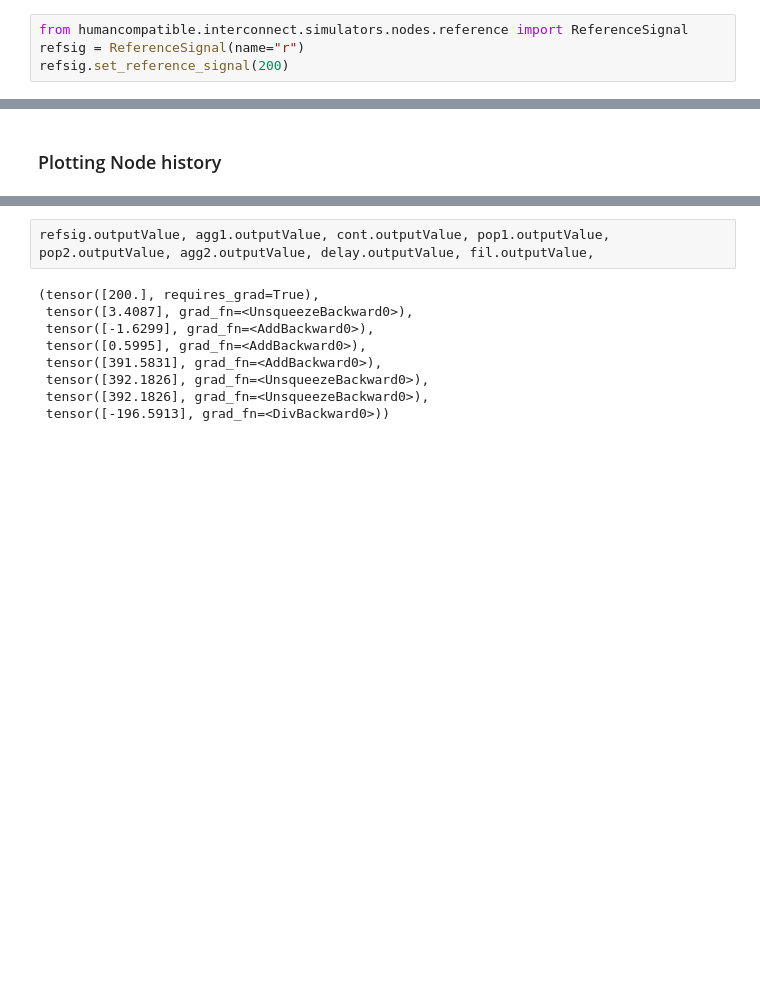
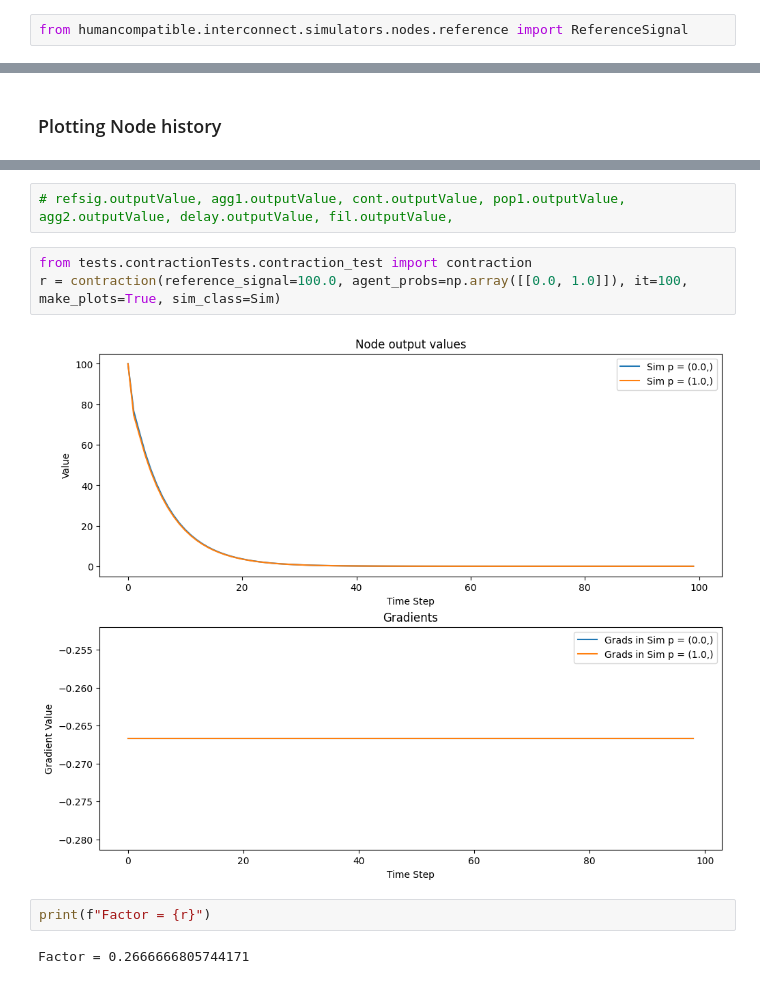
Before and after one commit to humancompatible/interconnect, a Jupyter notebook: examples/basic_simulation.ipynb, the cells around one changed output, grey strips where cells are left out. Saved outputs shown, nothing was run; the diff lists cells and outputs as text; blank space fills up the shorter version.

```diff
--- a/examples/basic_simulation.ipynb
+++ b/examples/basic_simulation.ipynb
@@ -10,8 +11,6 @@ sys.path.append('../')
 # Reference Signal Node
 # %%
 from humancompatible.interconnect.simulators.nodes.reference import ReferenceSignal
-refsig = ReferenceSignal(name="r")
-refsig.set_reference_signal(200)
 # %% [markdown]
 ## Aggregator Node
 
@@ -239,11 +229,11 @@ sim.plot.runtimes()
 # %%
-refsig.outputValue, agg1.outputValue, cont.outputValue, pop1.outputValue, pop2.outputValue, agg2.outputValue, delay.outputValue, fil.outputValue,
+# refsig.outputValue, agg1.outputValue, cont.outputValue, pop1.outputValue, agg2.outputValue, delay.outputValue, fil.outputValue,
-# %% [output]
-(tensor([200.], requires_grad=True),
- tensor([3.4087], grad_fn=<UnsqueezeBackward0>),
- tensor([-1.6299], grad_fn=<AddBackward0>),
- tensor([0.5995], grad_fn=<AddBackward0>),
- tensor([391.5831], grad_fn=<AddBackward0>),
- tensor([392.1826], grad_fn=<UnsqueezeBackward0>),
- tensor([392.1826], grad_fn=<UnsqueezeBackward0>),
- tensor([-196.5913], grad_fn=<DivBackward0>))
+# %%
+from tests.contractionTests.contraction_test import contraction
+r = contraction(reference_signal=100.0, agent_probs=np.array([[0.0, 1.0]]), it=100, make_plots=True, sim_class=Sim)
+# %% [output]
+[figure, added]
+# %%
+print(f"Factor = {r}")
+# %% [output]
+Factor = 0.2666666805744171
```
Also changed, not shown: parts of 18 cells of this notebook, 1 other file.
